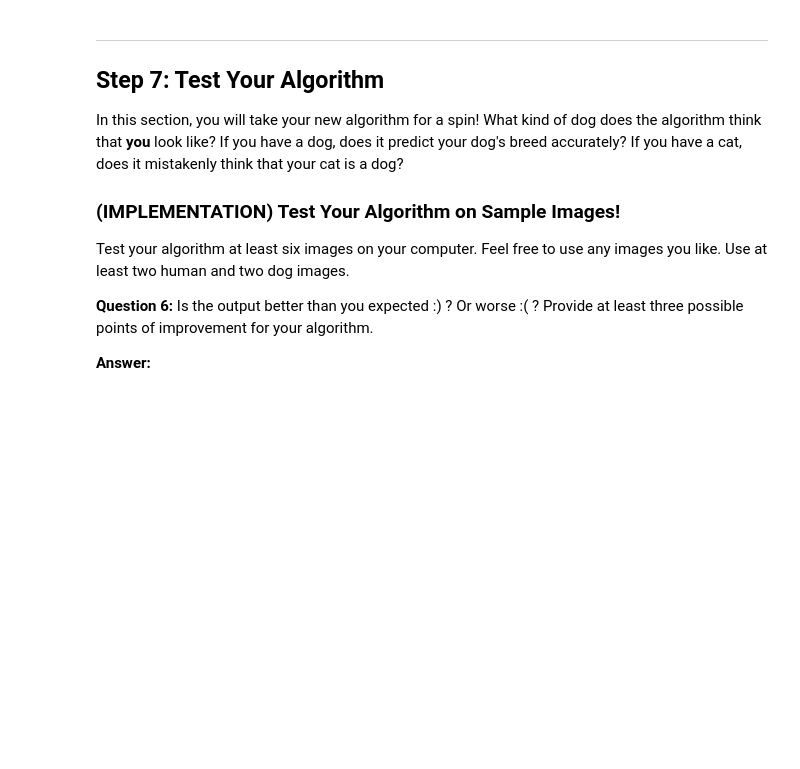
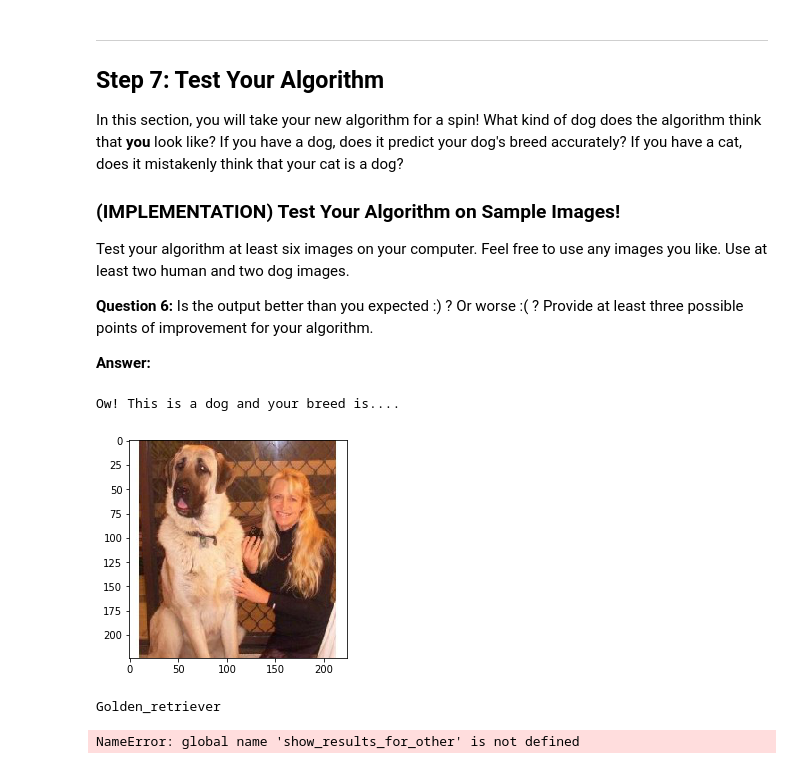
Before and after one commit to gutomcosta/dog-project, a Jupyter notebook: dog_app.ipynb, the cells around one changed output. Saved outputs shown, nothing was run; the diff lists cells and outputs as text; code cells hidden in the pictures; blank space fills up the shorter version.

Commit message:
create algorithm to predict dog breed

```diff
--- a/dog_app.ipynb
+++ b/dog_app.ipynb
@@ -750,9 +765,46 @@ Some sample output for our algorithm is provided below, but feel free to design
 
 
 ### (IMPLEMENTATION) Write your Algorithm
+# %%
+from keras.preprocessing import image
+
+def show_image(path):
+    img = image.load_img(path, target_size=(224, 224))
+    img = image.img_to_array(img)
+    plt.imshow(img/255)
+    plt.show()
+
+
+
+def show_results_for_dog(breed, path):
+    print "Ow! This is a dog and your breed is...."
+    show_image(path)
+    print breed
+# %%
+def show_results_for_human(breed, path):
+    print "Hello Human! We try to find out which breed you belong to "
+    show_image(path)
+    print "Your breed is....: ", breed
+# %%
+def show_results_for_other(path):
+    print "I'm sorry, this works just for Dogs or Humans. :( "
+    show_image(path)
+    predictions = ResNet50_predict_labels(path)
+    index = np.argmax(predictions)
+    category = dog_names[index]
+    print "You send me a "+category+" image."
 # %%
 ### TODO: Write your algorithm.
 ### Feel free to use as many code cells as needed.
+def predicts_dog_breed_by_image(path):
+    if dog_detector(path):
+        breed = predict_dog_breed(path)
+        show_results_for_dog(breed, path)
+    elif face_detector(path):
+        breed = predict_dog_breed(path)
+        show_results_for_human(breed, path)
+    else:
+        show_results_for_other(path)
 # %% [markdown]
 ---
 <a id='step7'></a>
@@ -770,4 +822,14 @@ __Answer:__
 # %%
 ## TODO: Execute your algorithm from Step 6 on
 ## at least 6 images on your computer.
 ## Feel free to use as many code cells as needed.
+
+predicts_dog_breed_by_image('dogImages/Anatolian_shepherd_dog_00661.jpg')
+# %% [output]
+Ow! This is a dog and your breed is....
+[figure, added]
+Golden_retriever
+# %%
+predicts_dog_breed_by_image('dogImages/Akita_00262.jpg')
+# %% [output]
+NameError: global name 'show_results_for_other' is not defined
```
Also changed, not shown: parts of 7 cells of this notebook.
